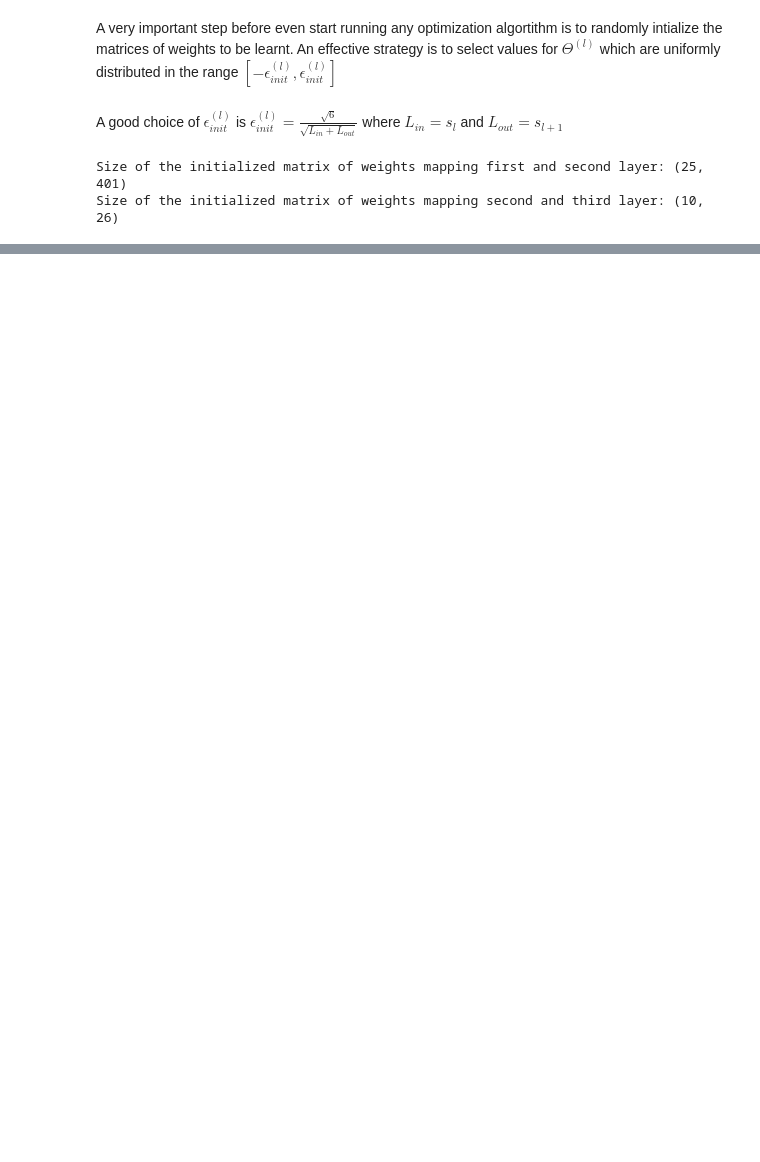
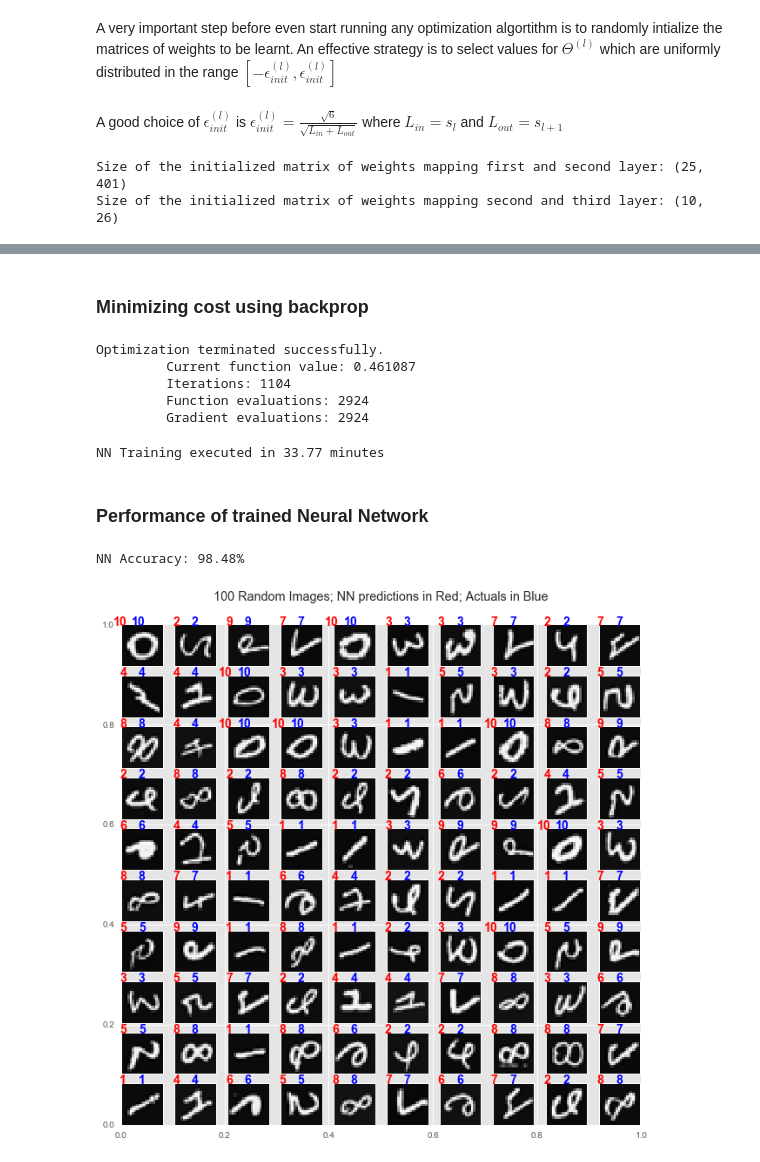
Before and after one commit to FraPochetti/Machine_Learning, a Jupyter notebook: mlclass-ex4-005/mlclass-ex4/Neural-Networks-numpy.ipynb, the cells around one changed output, grey strips where cells are left out. Drawn from its saved outputs; the diff is of its cells as text; code cells hidden in the pictures; blank space fills up the shorter version.

```diff
--- a/mlclass-ex4-005/mlclass-ex4/Neural-Networks-numpy.ipynb
+++ b/mlclass-ex4-005/mlclass-ex4/Neural-Networks-numpy.ipynb
@@ -408,0 +454,63 @@ np.zeros(4).shape
+# %% [markdown]
+### Minimizing cost using backprop
+# %%
+import time
+
+input_layer_size  = 400  # 20x20 Input Images of Digits
+hidden_layer_size = 25   # 25 hidden units
+num_labels = 10 # 10 labels, from 1 to 10
+
+mat4 = scipy.io.loadmat('C:\\Users\\pochetti\Machine_Learning\\mlclass-ex4-005\\mlclass-ex4\ex4data1.mat')
+X = mat4['X']
+y = mat4['y']
+
+start = time.time()
+
+lamb = 2
+opt_results = scipy.optimize.fmin_cg(f=nnForwardPropCost, x0=initial_nn_weights.squeeze(),
+                                     args=(input_layer_size, hidden_layer_size, num_labels, X, y, lamb),
+                                     fprime=nnBackPropGradient, disp=True, full_output=True, retall=True)
+
+end = time.time()
+# %% [output]
+Optimization terminated successfully.
+         Current function value: 0.461087
+         Iterations: 1104
+         Function evaluations: 2924
+         Gradient evaluations: 2924
+# %%
+total = end-start
+print("NN Training executed in", round(total/60, 2), "minutes")
+# %% [output]
+NN Training executed in 33.77 minutes
+# %% [markdown]
+### Performance of trained Neural Network
+# %%
+optimized_nn_weights = opt_results[0]
+
+mat4 = scipy.io.loadmat('C:\\Users\\pochetti\Machine_Learning\\mlclass-ex4-005\\mlclass-ex4\ex4data1.mat')
+X = mat4['X']
+y = mat4['y']
+
+InputHidden = optimized_nn_weights[0:hidden_layer_size * (input_layer_size + 1)].reshape(hidden_layer_size, input_layer_size + 1)
+HiddenOutput = optimized_nn_weights[hidden_layer_size * (input_layer_size + 1):].reshape(num_labels, hidden_layer_size + 1)
+
+X =  np.c_[np.ones(X.shape[0]), X] # adding intercept to X
+
+probabilities = forwardPropagation(InputHidden, HiddenOutput, X)
+
+predictions = np.argmax(probabilities, axis=1) + 1
+
+accuracy = (y == predictions.reshape(-1,1)).mean()*100
+
+print('NN Accuracy: {0}%'.format(round(accuracy, 2)))
+# %% [output]
+NN Accuracy: 98.48%
+# %%
+mat4 = scipy.io.loadmat('C:\\Users\\pochetti\Machine_Learning\\mlclass-ex4-005\\mlclass-ex4\ex4data1.mat')
+X = mat4['X']
+y = mat4['y']
+
+displayPredictions(X, y, predictions)
+# %% [output]
+[figure, added]
```
Also changed, not shown: parts of 34 cells of this notebook.
